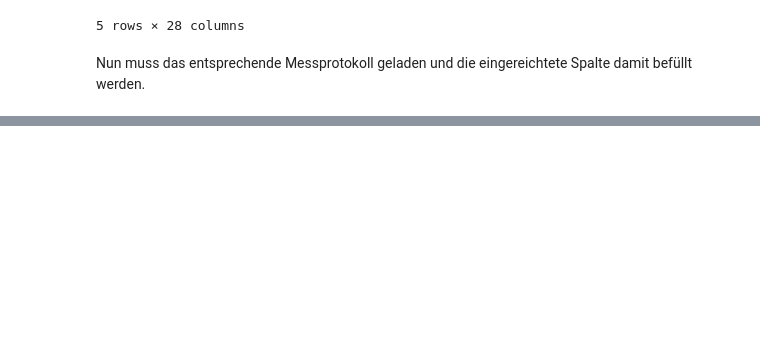
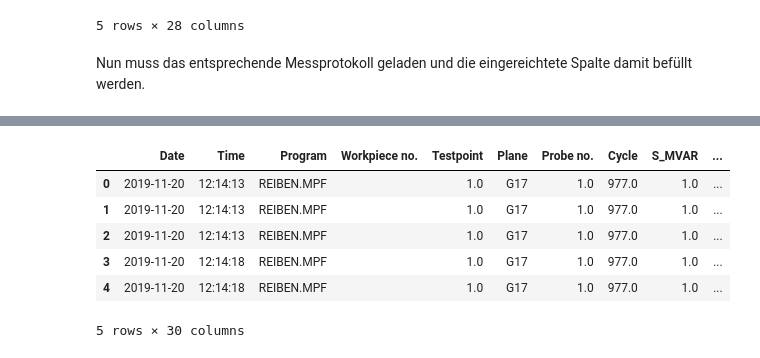
Before and after one commit to Xavubil/master_project_machine_learning, a Jupyter notebook: data_exploration/Datenaufbereitung_Vorgehen.ipynb, the cells around one changed output, grey strips where cells are left out. Saved outputs shown, nothing was run; the diff lists cells and outputs as text; code cells hidden in the pictures; blank space fills up the shorter version.

```diff
--- a/data_exploration/Datenaufbereitung_Vorgehen.ipynb
+++ b/data_exploration/Datenaufbereitung_Vorgehen.ipynb
@@ -164 +196,14 @@ Nun muss das entsprechende Messprotokoll geladen und die eingereichtete Spalte d
+# %%
+# Zusammenführen beider Datenquellen // sinnvoll?
+dfResult = pd.concat([dfMeas, dfAchs], axis=1)
+dfResult.head()
+# print(dfResult.shape)
+# %% [output]
+|  | Date | Time | Program | Workpiece no. | Testpoint | Plane | Probe no. | Cycle | S_MVAR | ... |
+| 0 | 2019-11-20 | 12:14:13 | REIBEN.MPF |  | 1.0 | G17 | 1.0 | 977.0 | 1.0 | ... |
+| 1 | 2019-11-20 | 12:14:13 | REIBEN.MPF |  | 1.0 | G17 | 1.0 | 977.0 | 1.0 | ... |
+| 2 | 2019-11-20 | 12:14:13 | REIBEN.MPF |  | 1.0 | G17 | 1.0 | 977.0 | 1.0 | ... |
+| 3 | 2019-11-20 | 12:14:18 | REIBEN.MPF |  | 1.0 | G17 | 1.0 | 977.0 | 1.0 | ... |
+| 4 | 2019-11-20 | 12:14:18 | REIBEN.MPF |  | 1.0 | G17 | 1.0 | 977.0 | 1.0 | ... |
+5 rows × 30 columns
 # %%
```
Also changed, not shown: parts of 4 cells of this notebook, 1 other file.
